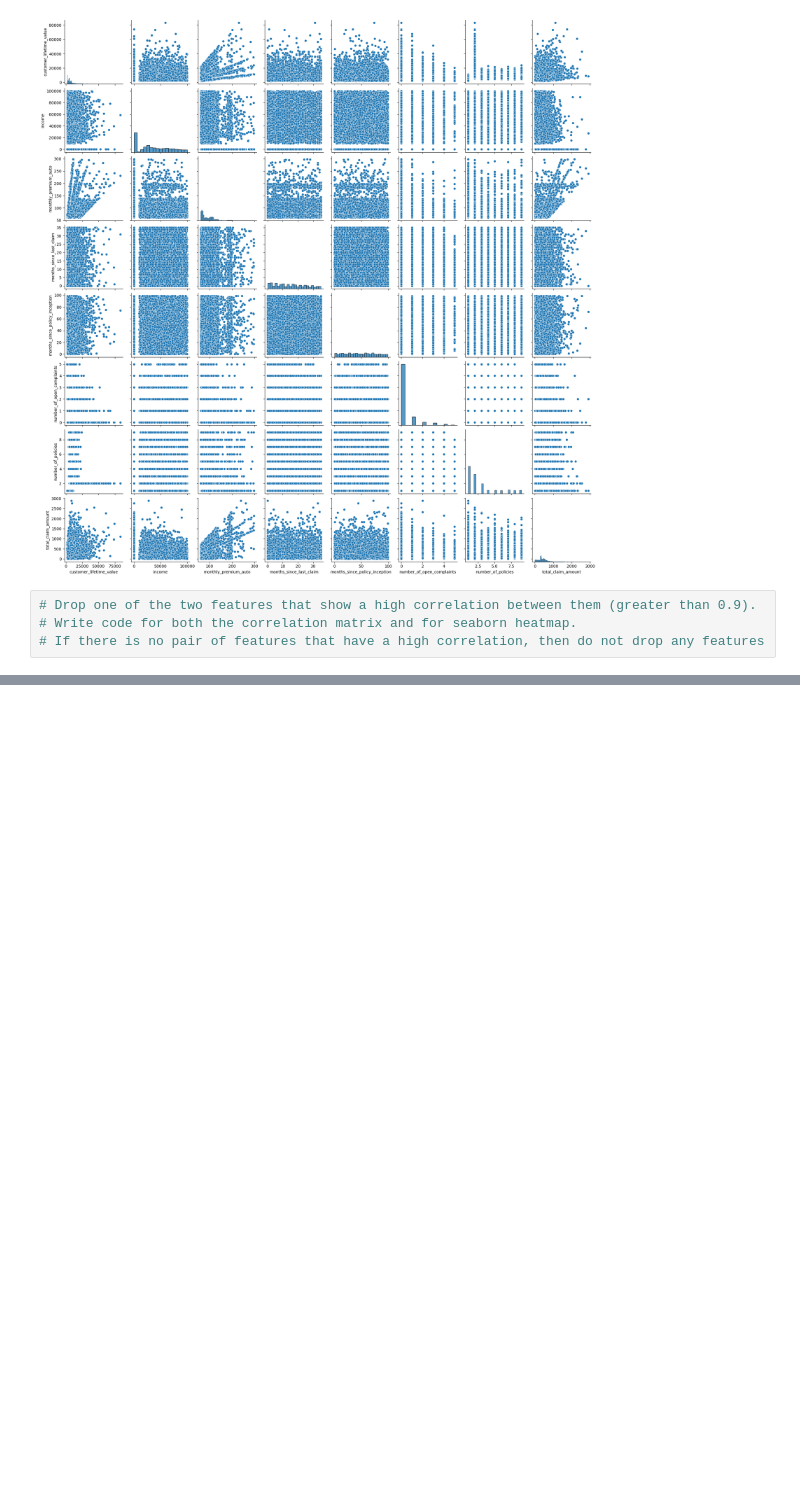
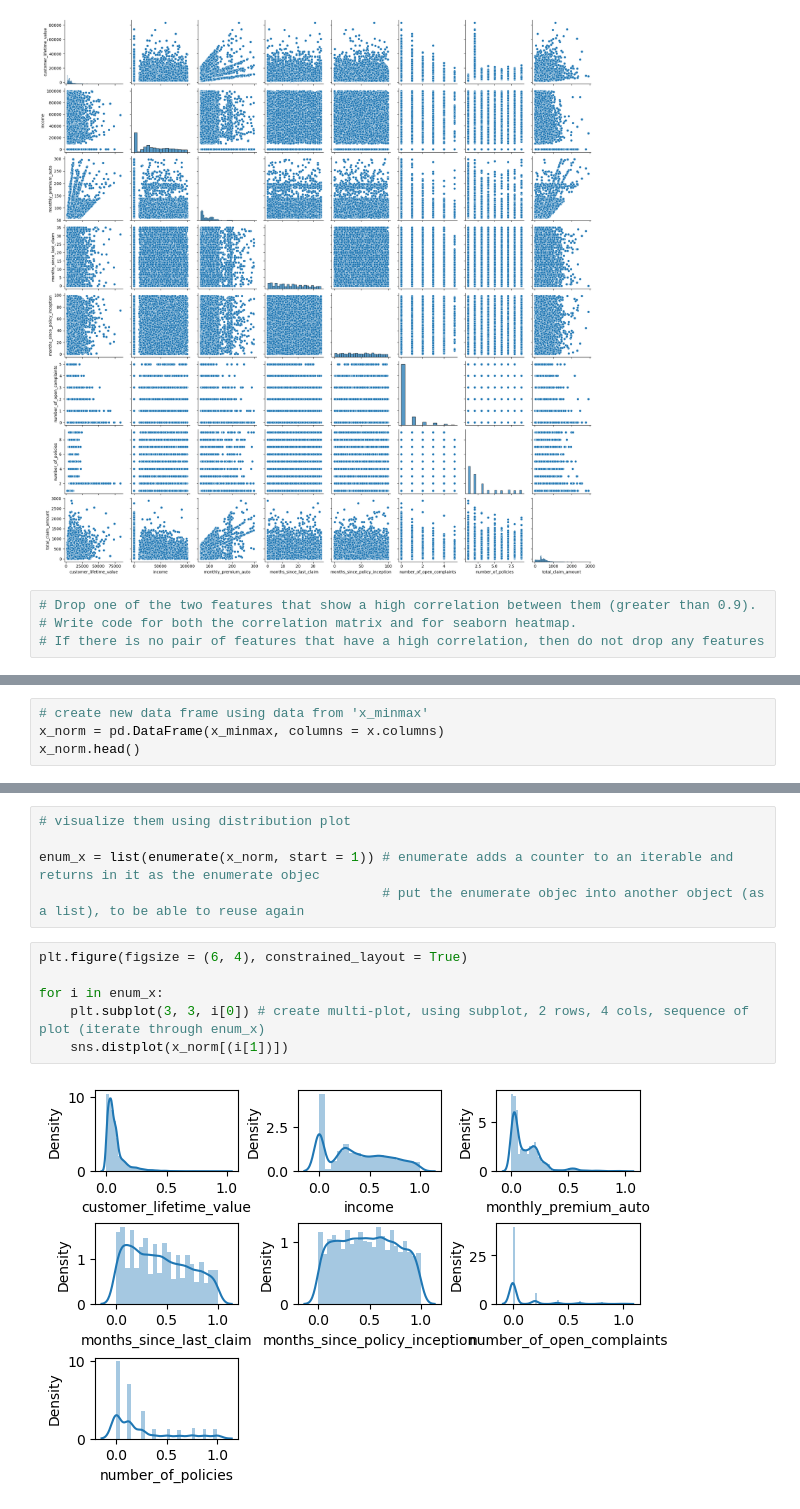
Before and after one commit to suphawadeeth/lab-customer-analysis-round-5, a Jupyter notebook: lab-customer-analysis-round-3.ipynb, the cells around one changed output, grey strips where cells are left out. Cells and saved outputs as stored; diff of their text form; blank space fills up the shorter version.

```diff
--- a/lab-customer-analysis-round-3.ipynb
+++ b/lab-customer-analysis-round-3.ipynb
@@ -604,0 +588,4 @@ sns.distplot(x_norm['monthly_premium_auto'])
+# %%
+# create new data frame using data from 'x_minmax'
+x_norm = pd.DataFrame(x_minmax, columns = x.columns)
+x_norm.head()
@@ -604,0 +599,13 @@ sns.distplot(x_norm['monthly_premium_auto'])
+# %%
+# visualize them using distribution plot
+
+enum_x = list(enumerate(x_norm, start = 1)) # enumerate adds a counter to an iterable and returns in it as the enumerate objec
+                                            # put the enumerate objec into another object (as a list), to be able to reuse again
+# %%
+plt.figure(figsize = (6, 4), constrained_layout = True)
+
+for i in enum_x:
+    plt.subplot(3, 3, i[0]) # create multi-plot, using subplot, 2 rows, 4 cols, sequence of plot (iterate through enum_x)
+    sns.distplot(x_norm[(i[1])])
+# %% [output]
+[figure, added]
```
Also changed, not shown: parts of 20 cells of this notebook.
